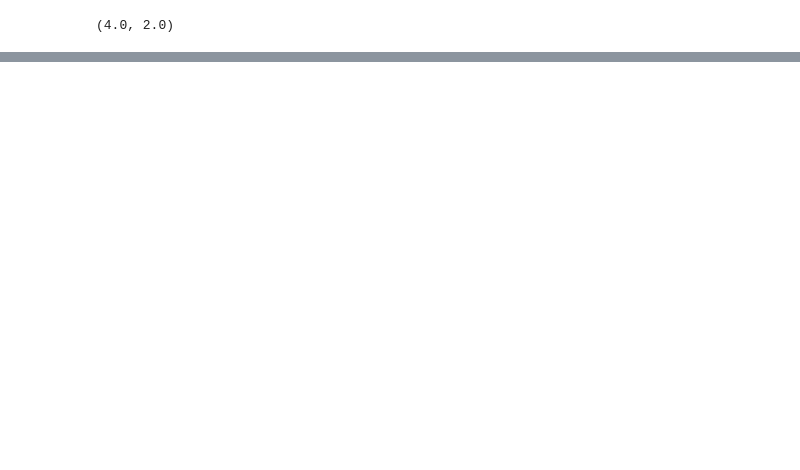
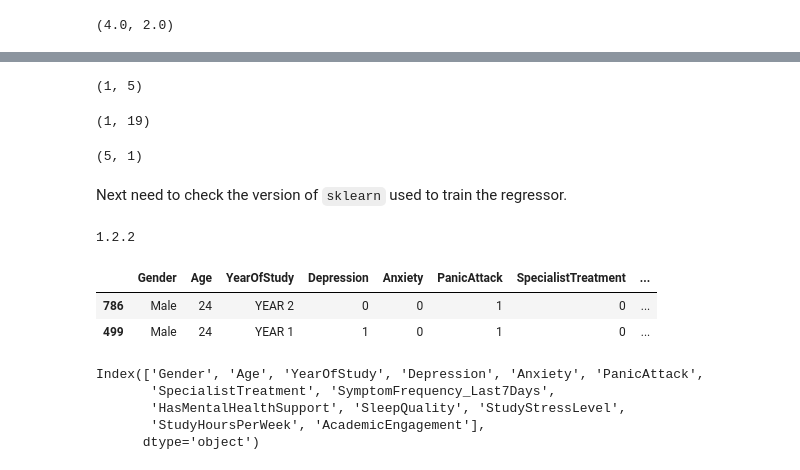
Before and after one commit to CrispenGari/ml-2023, a Jupyter notebook: 07_STUDENT_CGPA/00_CGPA.ipynb, the cells around one changed output, grey strips where cells are left out. Drawn from its saved outputs; the diff is of its cells as text; code cells hidden in the pictures; blank space fills up the shorter version.

```diff
--- a/07_STUDENT_CGPA/00_CGPA.ipynb
+++ b/07_STUDENT_CGPA/00_CGPA.ipynb
@@ -588,0 +621,33 @@ data.CGPA.max(), data.CGPA.min()
+# %%
+data.StudyStressLevel.min(), data.StudyStressLevel.max()
+# %% [output]
+(1, 5)
+# %%
+data.StudyHoursPerWeek.min(), data.StudyHoursPerWeek.max()
+# %% [output]
+(1, 19)
+# %%
+data.AcademicEngagement.max(), data.AcademicEngagement.min()
+# %% [output]
+(5, 1)
+# %% [markdown]
+Next need to check the version of `sklearn` used to train the regressor.
+# %%
+import sklearn
+print(sklearn.__version__)
+# %% [output]
+1.2.2
+# %%
+test.head(2)
+# %% [output]
+|  | Gender | Age | YearOfStudy | Depression | Anxiety | PanicAttack | SpecialistTreatment | ... |
+| 786 | Male | 24 | YEAR 2 | 0 | 0 | 1 | 0 | ... |
+| 499 | Male | 24 | YEAR 1 | 1 | 0 | 1 | 0 | ... |
+# %%
+test.columns
+# %% [output]
+Index(['Gender', 'Age', 'YearOfStudy', 'Depression', 'Anxiety', 'PanicAttack',
+       'SpecialistTreatment', 'SymptomFrequency_Last7Days',
+       'HasMentalHealthSupport', 'SleepQuality', 'StudyStressLevel',
+       'StudyHoursPerWeek', 'AcademicEngagement'],
+      dtype='object')
```
Also changed, not shown: parts of 10 cells of this notebook, 3 other files.
